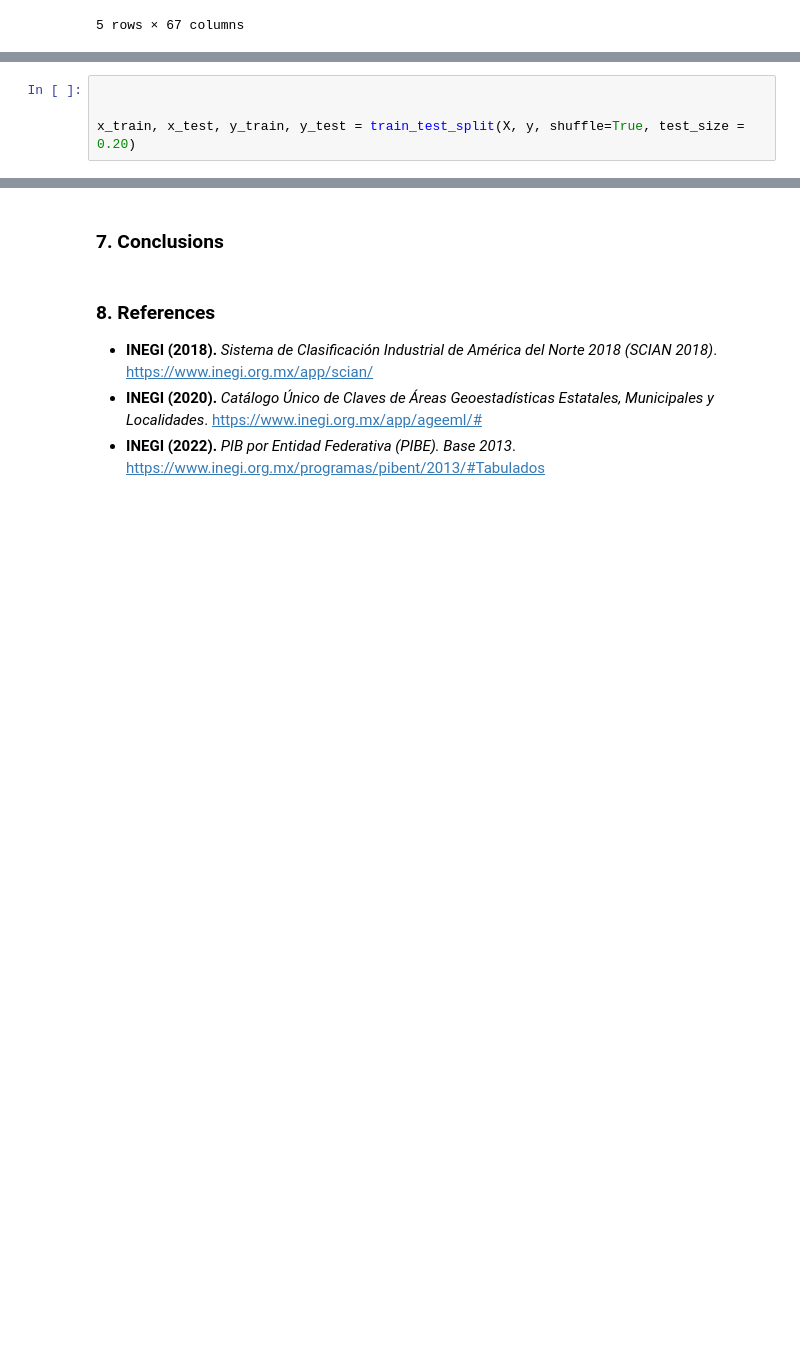
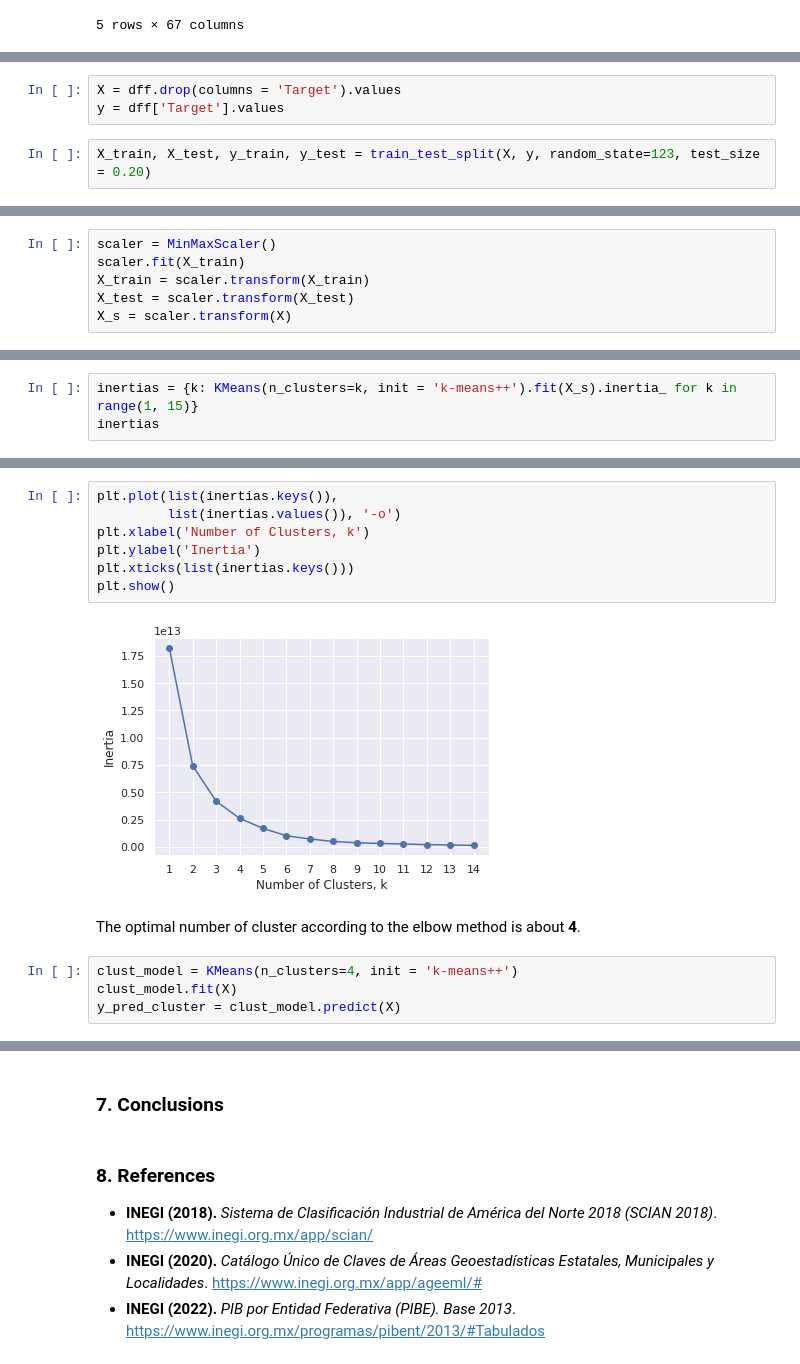
Before and after one commit to DanielEduardoLopez/DEVF-MachineLearning, a Jupyter notebook: FinalProject_RestaurantLocation.ipynb, the cells around one changed output, grey strips where cells are left out. Saved outputs shown, nothing was run; the diff lists cells and outputs as text; blank space fills up the shorter version.

Commit message:
Modeling Phase Completed

```diff
--- a/FinalProject_RestaurantLocation.ipynb
+++ b/FinalProject_RestaurantLocation.ipynb
@@ -711,4 +711,5 @@ On the other hand, **K-means modeling** was also used to create clusters and pro
+# %%
+X = dff.drop(columns = 'Target').values
+y = dff['Target'].values
 # %%
-
-
-x_train, x_test, y_train, y_test = train_test_split(X, y, shuffle=True, test_size = 0.20)
+X_train, X_test, y_train, y_test = train_test_split(X, y, random_state=123, test_size = 0.20)
@@ -723,0 +716,6 @@ x_test = scaler.transform(x_test)
+# %%
+scaler = MinMaxScaler()
+scaler.fit(X_train)
+X_train = scaler.transform(X_train)
+X_test = scaler.transform(X_test)
+X_s = scaler.transform(X)
@@ -723,0 +724,3 @@ x_test = scaler.transform(x_test)
+# %%
+inertias = {k: KMeans(n_clusters=k, init = 'k-means++').fit(X_s).inertia_ for k in range(1, 15)}
+inertias
@@ -723,0 +742,15 @@ x_test = scaler.transform(x_test)
+# %%
+plt.plot(list(inertias.keys()),
+         list(inertias.values()), '-o')
+plt.xlabel('Number of Clusters, k')
+plt.ylabel('Inertia')
+plt.xticks(list(inertias.keys()))
+plt.show()
+# %% [output]
+[figure, added]
+# %% [markdown]
+The optimal number of cluster according to the elbow method is about **4**.
+# %%
+clust_model = KMeans(n_clusters=4, init = 'k-means++')
+clust_model.fit(X)
+y_pred_cluster = clust_model.predict(X)
```
Also changed, not shown: parts of 29 cells of this notebook.
